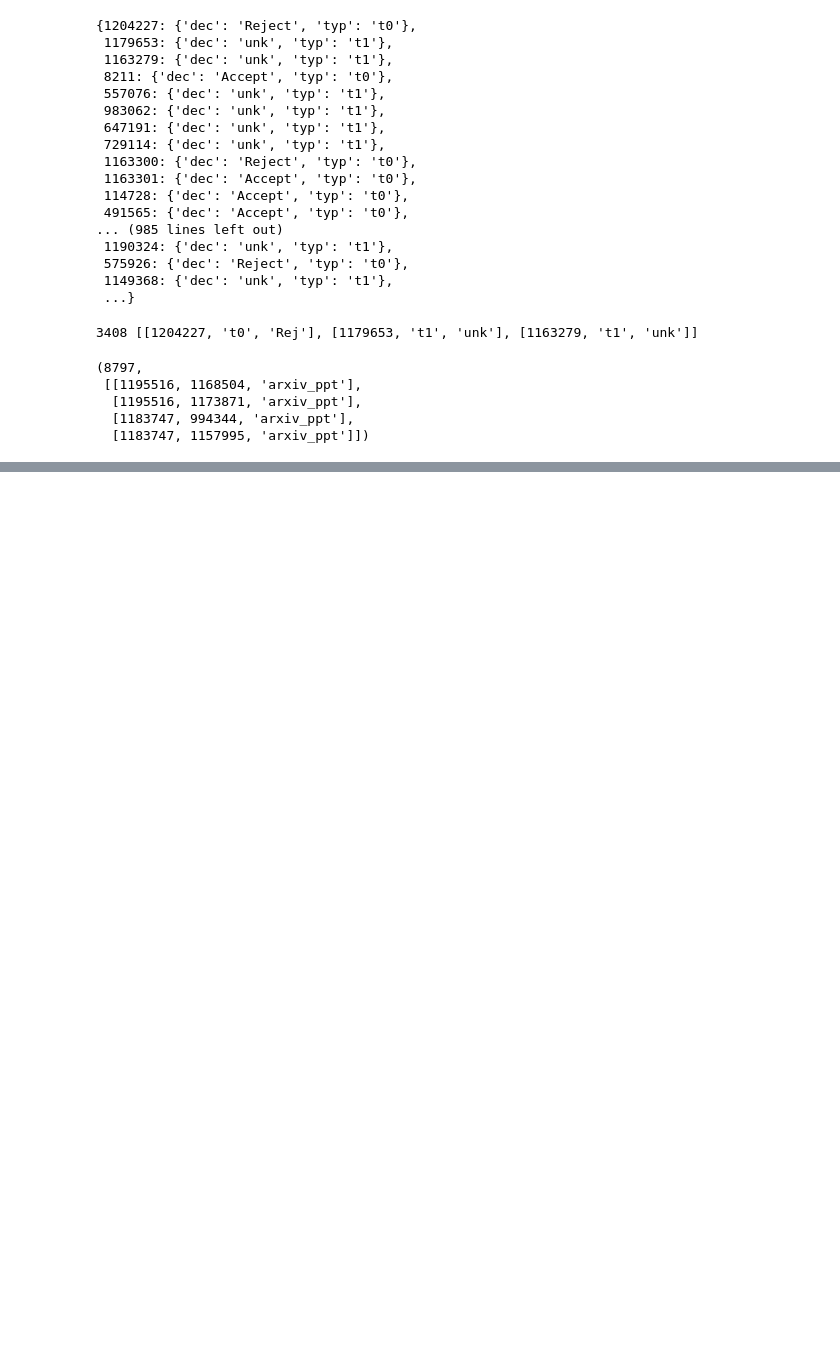
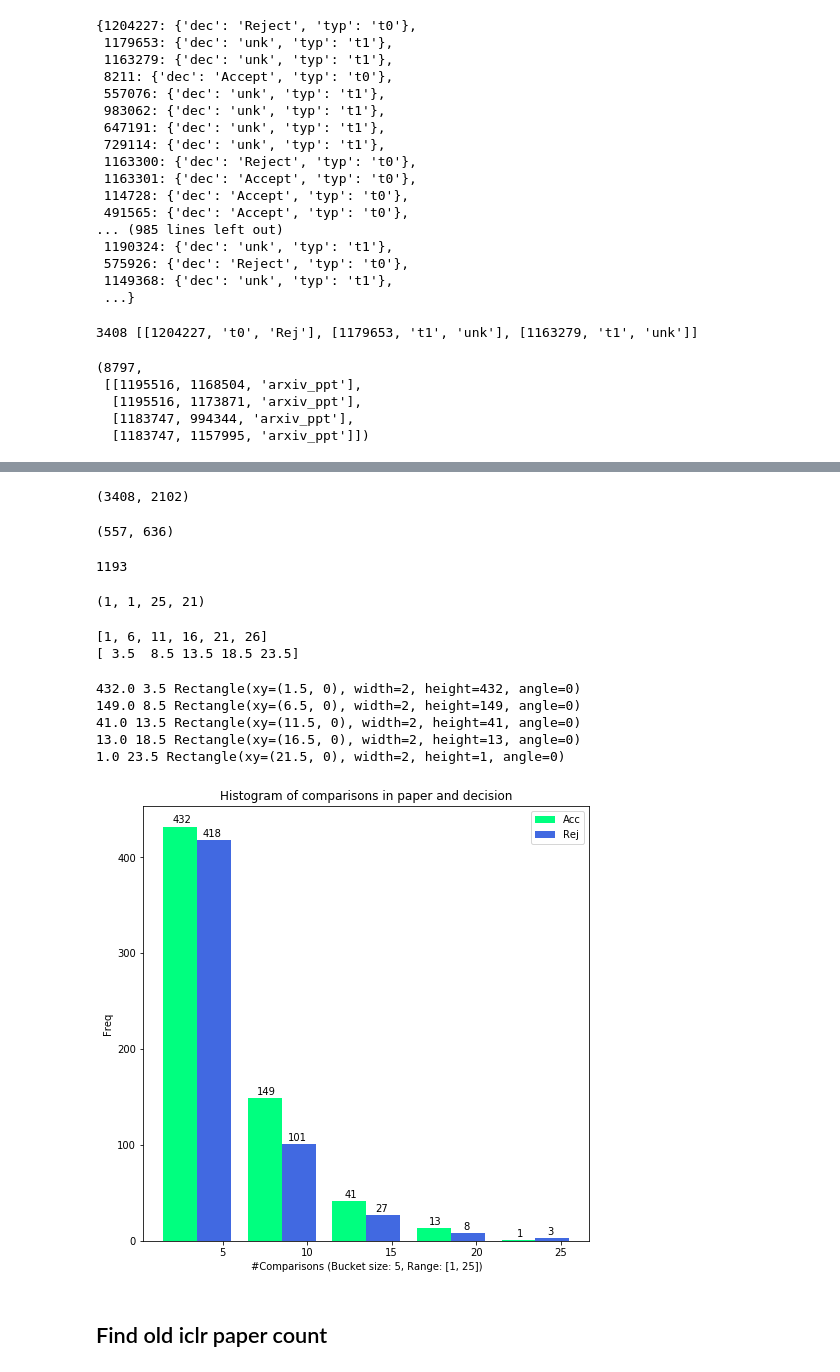
Before and after one commit to shruti-singh/meaningful-comparison, a Jupyter notebook: create_temp_for_cytoscape.ipynb, the cells around one changed output, grey strips where cells are left out. Drawn from its saved outputs; the diff is of its cells as text; code cells hidden in the pictures; blank space fills up the shorter version.

Commit message:
create data holders for cytoscape visualization

```diff
--- a/create_temp_for_cytoscape.ipynb
+++ b/create_temp_for_cytoscape.ipynb
@@ -223,0 +260,2 @@ xl/styles.xml�Tߋ�0~�_�~�*�h�z�
+# %%
+nodes_load_again = pd.read_excel("strict_sc_nodes.xlsx")
@@ -223,0 +271,4 @@ xl/styles.xml�Tߋ�0~�_�~�*�h�z�
+# %%
+len(nodes_load_again), len(st_graph_edges)
+# %% [output]
+(3408, 2102)
@@ -223,0 +293,70 @@ xl/styles.xml�Tߋ�0~�_�~�*�h�z�
+# %%
+len(rej_comps), len(acc_comps)
+# %% [output]
+(557, 636)
+# %%
+636+557 #type0 nodes=1193
+# %% [output]
+1193
+# %%
+min(rej_comps), min(acc_comps), max(rej_comps), max(acc_comps)
+# %% [output]
+(1, 1, 25, 21)
+# %%
+bins = list(range(1, 27, 5))
+bin_centers = np.diff(bins)*0.5 + bins[:-1]
+print(bins)
+print(bin_centers)
+# %% [output]
+[1, 6, 11, 16, 21, 26]
+[ 3.5  8.5 13.5 18.5 23.5]
+# %%
+for fr, x, patch in zip(freq[0], bin_centers, patches[0]):
+    print(fr, x, patch)
+# %% [output]
+432.0 3.5 Rectangle(xy=(1.5, 0), width=2, height=432, angle=0)
+149.0 8.5 Rectangle(xy=(6.5, 0), width=2, height=149, angle=0)
+41.0 13.5 Rectangle(xy=(11.5, 0), width=2, height=41, angle=0)
+13.0 18.5 Rectangle(xy=(16.5, 0), width=2, height=13, angle=0)
+1.0 23.5 Rectangle(xy=(21.5, 0), width=2, height=1, angle=0)
+# %%
+fig=plt.figure(figsize=(8, 8))
+
+bins = list(range(1, 27, 5))
+
+freq, bins, patches = plt.hist([acc_comps, rej_comps], bins, label=['Acc', 'Rej'], color=["springgreen", "royalblue"])
+plt.legend(loc='upper right')
+
+bin_centers = np.diff(bins)*0.5 + bins[:-1]
+
+# Acc
+n = 0
+for fr, x, patch in zip(freq[0], bin_centers, patches[0]):
+    height = int(fr)
+    plt.annotate("{}".format(height),
+                 xy = (x-0.9, height+1.3),             # top left corner of the histogram bar
+                 xytext = (0,0.2),             # offsetting label position above its bar
+                 textcoords = "offset points", # Offset (in points) from the *xy* value
+                 ha = 'center', va = 'bottom')
+    n = n+1
+
+# Rej
+n = 0
+for fr, x, patch in zip(freq[1], bin_centers, patches[1]):
+    height = int(fr)
+    plt.annotate("{}".format(height),
+                 xy = (x+0.9, height+1.3),             # top left corner of the histogram bar
+                 xytext = (0,0.2),             # offsetting label position above its bar
+                 textcoords = "offset points", # Offset (in points) from the *xy* value
+                 ha = 'center', va = 'bottom')
+    n = n+1
+
+plt.title('Histogram of comparisons in paper and decision')
+plt.xlabel("#Comparisons (Bucket size: 5, Range: [1, 25])")
+plt.ylabel("Freq")
+plt.savefig("plots/hist_comp_dec.png")
+plt.show()
+
+# mediumblue, lime, green
+# %% [output]
+[figure, added]
@@ -223,0 +367,2 @@ xl/styles.xml�Tߋ�0~�_�~�*�h�z�
+# %% [markdown]
+## Find old iclr paper count
```
Also changed, not shown: parts of 17 cells of this notebook.
